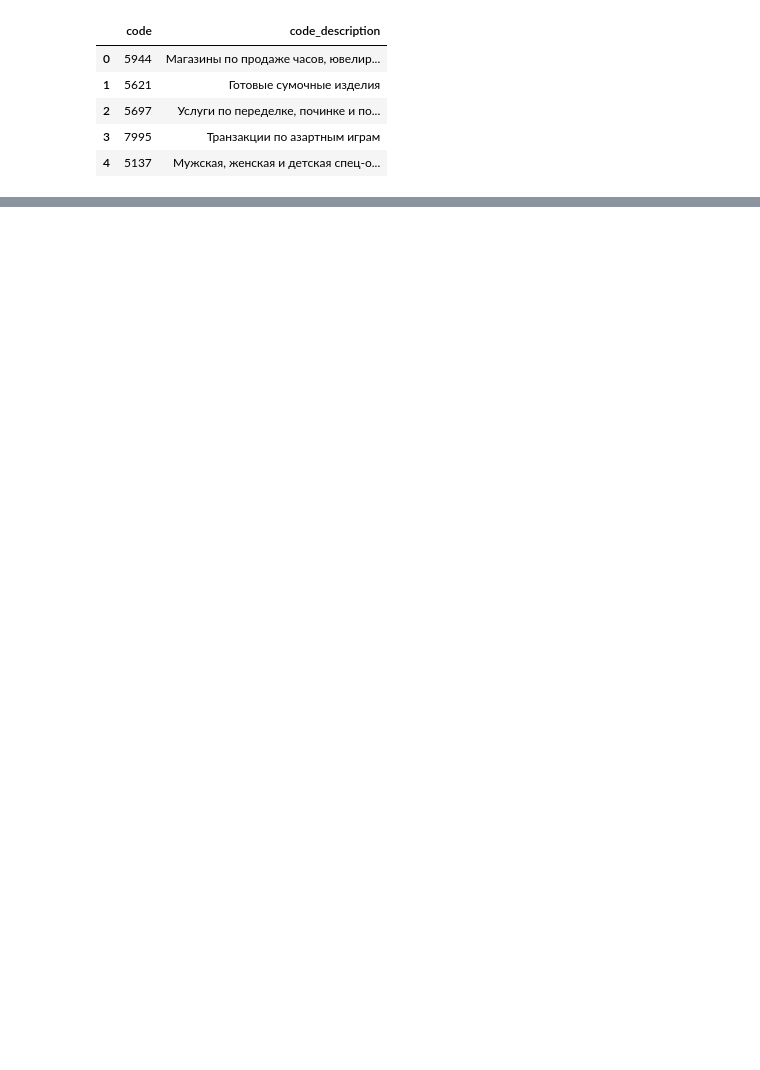
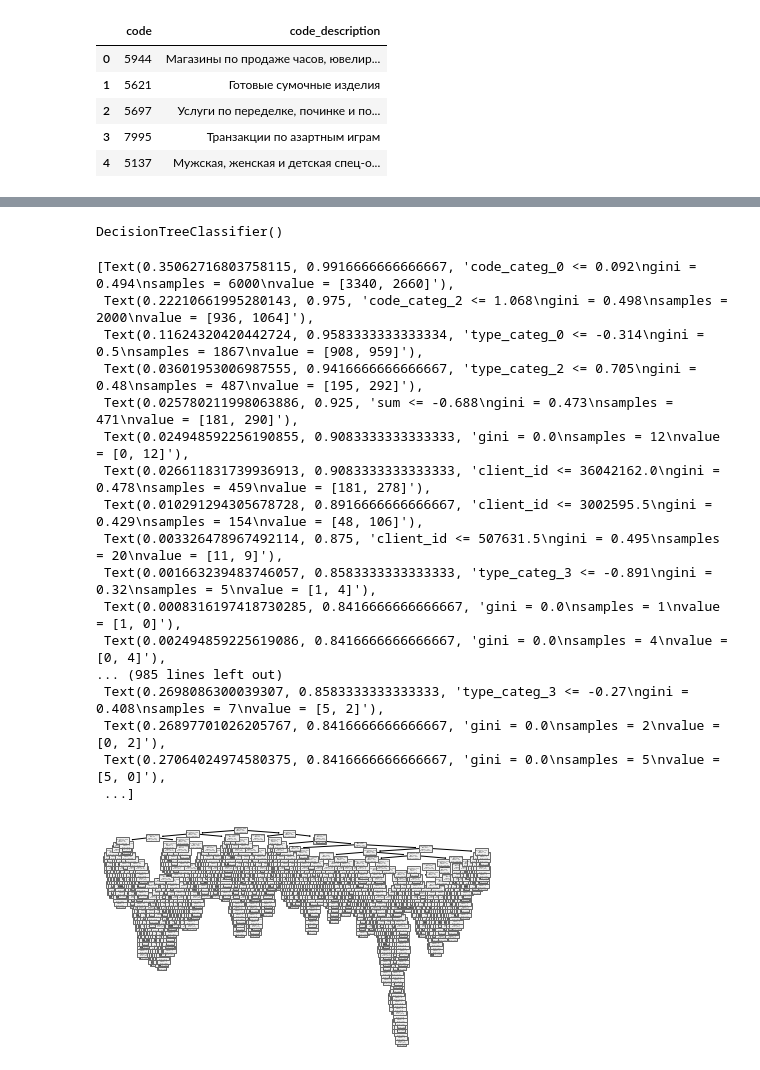
Before and after one commit to meyram345/gender_prediction, a Jupyter notebook: main.ipynb, the cells around one changed output, grey strips where cells are left out. Cells and saved outputs as stored; diff of their text form; code cells hidden in the pictures; blank space fills up the shorter version.

```diff
--- a/main.ipynb
+++ b/main.ipynb
@@ -47,0 +656,10 @@ X_test=transactions_df[transactions_df.client_id.isin(test_df.client_id)]
+# %%
+# Standardize the data to all be the same unit
+from sklearn.preprocessing import StandardScaler
+
+scaler = StandardScaler()
+scaler.fit(new_df.drop('client_id', axis=1))
+
+# Transforming the data
+scaled_features = scaler.transform(new_df.drop('client_id', axis=1))
+scaled_features
@@ -47,0 +680,4 @@ X_test=transactions_df[transactions_df.client_id.isin(test_df.client_id)]
+# %%
+df_feat = pd.DataFrame(scaled_features, columns=new_df.columns[:-1])
+df_feat['client_id']=new_df['client_id']
+df_feat
@@ -47,0 +698,8 @@ X_test=transactions_df[transactions_df.client_id.isin(test_df.client_id)]
+# %%
+df_train = pd.merge(train_df, df_feat, on="client_id")
+X_test = pd.merge(test_df, df_feat, on="client_id")
+
+X_train = df_train.drop(['target'],axis=1)
+y_train = df_train.target
+
+X_train
@@ -47,0 +736,26 @@ X_test=transactions_df[transactions_df.client_id.isin(test_df.client_id)]
+# %%
+model = DecisionTreeClassifier()
+model.fit(X_train, y_train)
+# %% [output]
+DecisionTreeClassifier()
+# %%
+plot_tree(model, feature_names = X_train.columns)
+# %% [output]
+[Text(0.35062716803758115, 0.9916666666666667, 'code_categ_0 <= 0.092\ngini = 0.494\nsamples = 6000\nvalue = [3340, 2660]'),
+ Text(0.22210661995280143, 0.975, 'code_categ_2 <= 1.068\ngini = 0.498\nsamples = 2000\nvalue = [936, 1064]'),
+ Text(0.11624320420442724, 0.9583333333333334, 'type_categ_0 <= -0.314\ngini = 0.5\nsamples = 1867\nvalue = [908, 959]'),
+ Text(0.03601953006987555, 0.9416666666666667, 'type_categ_2 <= 0.705\ngini = 0.48\nsamples = 487\nvalue = [195, 292]'),
+ Text(0.025780211998063886, 0.925, 'sum <= -0.688\ngini = 0.473\nsamples = 471\nvalue = [181, 290]'),
+ Text(0.024948592256190855, 0.9083333333333333, 'gini = 0.0\nsamples = 12\nvalue = [0, 12]'),
+ Text(0.026611831739936913, 0.9083333333333333, 'client_id <= 36042162.0\ngini = 0.478\nsamples = 459\nvalue = [181, 278]'),
+ Text(0.010291294305678728, 0.8916666666666667, 'client_id <= 3002595.5\ngini = 0.429\nsamples = 154\nvalue = [48, 106]'),
+ Text(0.003326478967492114, 0.875, 'client_id <= 507631.5\ngini = 0.495\nsamples = 20\nvalue = [11, 9]'),
+ Text(0.001663239483746057, 0.8583333333333333, 'type_categ_3 <= -0.891\ngini = 0.32\nsamples = 5\nvalue = [1, 4]'),
+ Text(0.0008316197418730285, 0.8416666666666667, 'gini = 0.0\nsamples = 1\nvalue = [1, 0]'),
+ Text(0.002494859225619086, 0.8416666666666667, 'gini = 0.0\nsamples = 4\nvalue = [0, 4]'),
+... (985 lines left out)
+ Text(0.2698086300039307, 0.8583333333333333, 'type_categ_3 <= -0.27\ngini = 0.408\nsamples = 7\nvalue = [5, 2]'),
+ Text(0.26897701026205767, 0.8416666666666667, 'gini = 0.0\nsamples = 2\nvalue = [0, 2]'),
+ Text(0.27064024974580375, 0.8416666666666667, 'gini = 0.0\nsamples = 5\nvalue = [5, 0]'),
+ ...]
+[figure, added]
```
Also changed, not shown: parts of 55 cells of this notebook, 2 other files.
